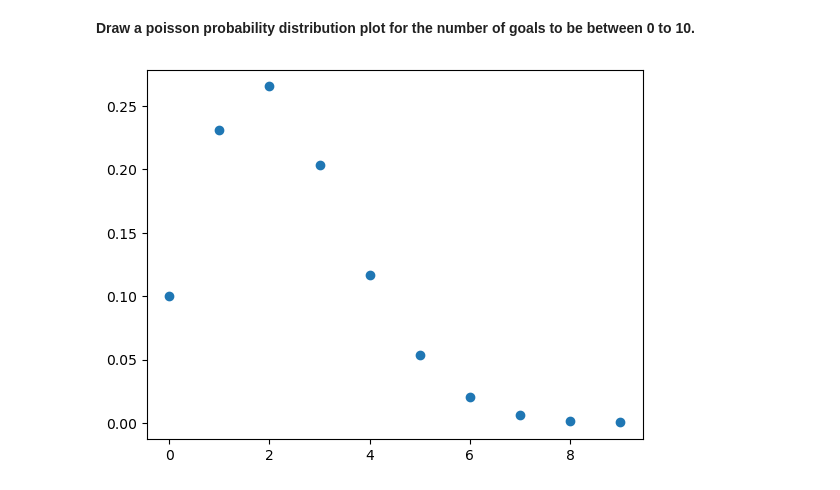
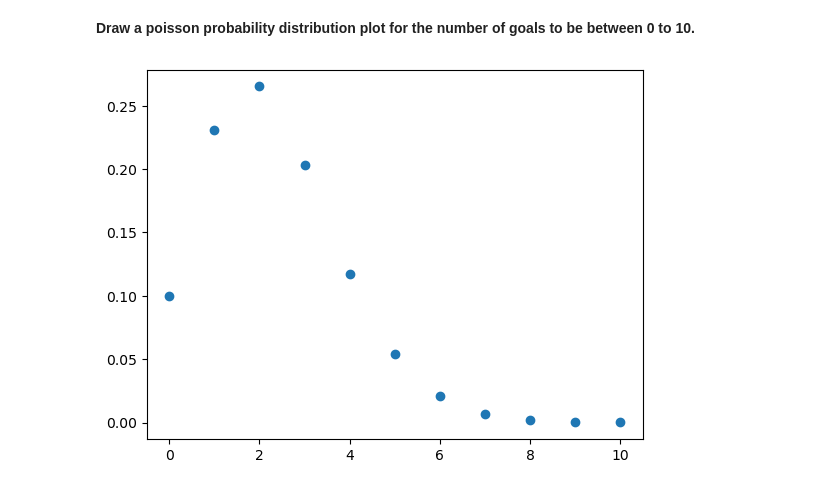
Before and after one commit to Ironhack-Data-Madrid-Octubre-2023/6.1-lab_discrete_probability_distributions, a Jupyter notebook: your-code/main.ipynb, the cells around one changed output. Saved outputs shown, nothing was run; the diff lists cells and outputs as text; code cells hidden in the pictures.

```diff
--- a/your-code/main.ipynb
+++ b/your-code/main.ipynb
@@ -119,8 +119,8 @@ poisson.pmf(5, avg_goals)
 # %% [markdown]
 **Draw a poisson probability distribution plot for the number of goals to be between 0 to 10.**
 # %%
-prob_10 = [poisson.pmf(i, avg_goals) for i in range(10)]
+prob_10 = [poisson.pmf(i, avg_goals) for i in range(11)]
 
-plt.scatter([i for i in range(10)], prob_10);
+plt.scatter([i for i in range(11)], prob_10);
 # %% [output]
-[figure, old version]
+[figure, new version]
```
